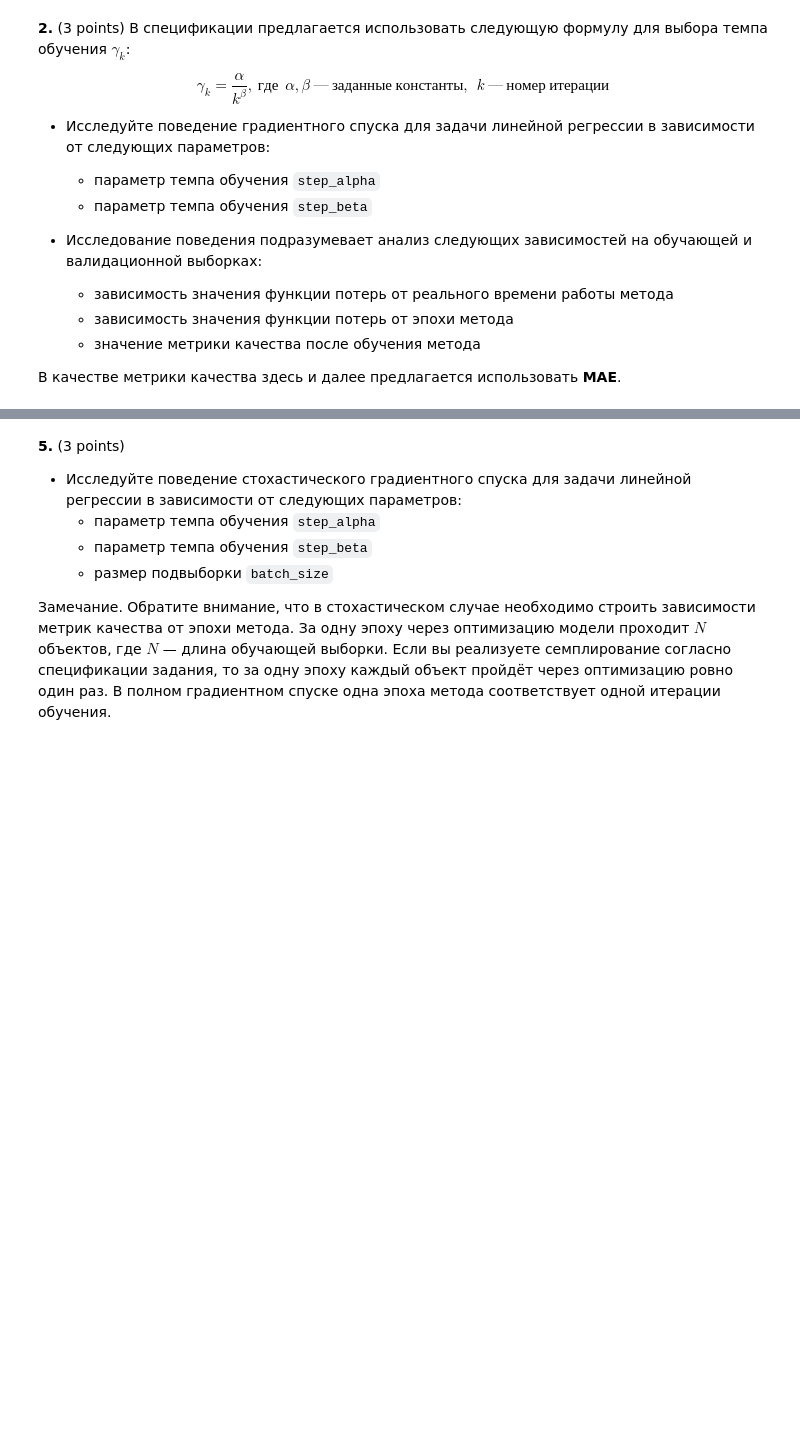
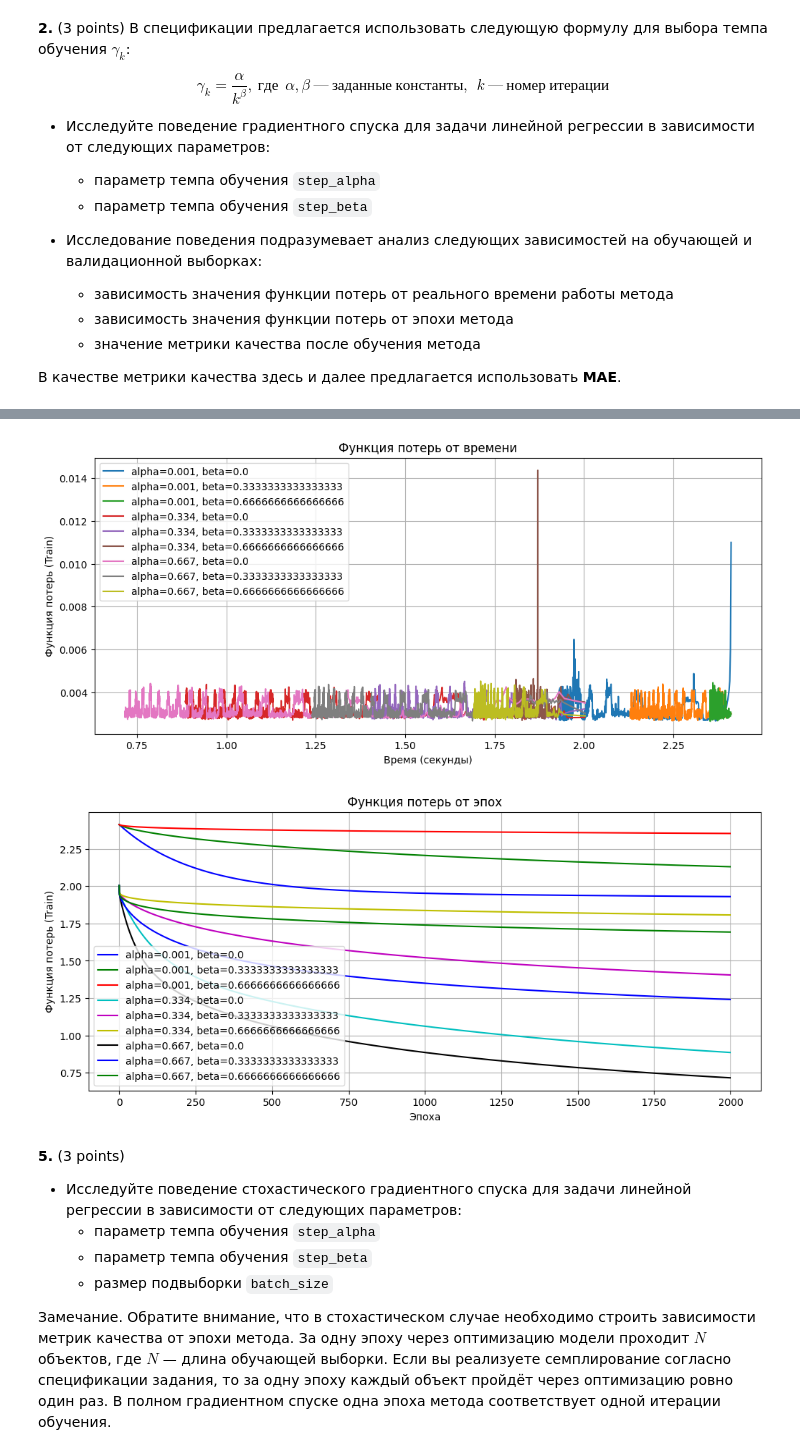
Before and after one commit to VictoryaChelina/ISP_ML1_2025_st, a Jupyter notebook: hw/hw2/ISP_HW2_LinearModel&Metrics.ipynb, the cells around one changed output, grey strips where cells are left out. Drawn from its saved outputs; the diff is of its cells as text; code cells hidden in the pictures; blank space fills up the shorter version.

```diff
--- a/hw/hw2/ISP_HW2_LinearModel&Metrics.ipynb
+++ b/hw/hw2/ISP_HW2_LinearModel&Metrics.ipynb
@@ -146,3 +202,10 @@ X = csr_matrix(hstack([csr_matrix(np.ones((X.shape[0], 1))), X]))``
+# %%
+X_test = vectorizer.transform(X_test)
+X_val = vectorizer.transform(X_val)
+# %%
+X_train = csr_matrix(hstack([csr_matrix(np.ones((X_train.shape[0], 1))), X_train]))
+X_val = csr_matrix(hstack([csr_matrix(np.ones((X_val.shape[0], 1))), X_val]))
+X_test = csr_matrix(hstack([csr_matrix(np.ones((X_test.shape[0], 1))), X_test]))
 # %% [markdown]
 **2.** (3 points) В спецификации предлагается использовать следующую формулу для выбора темпа обучения $\gamma_k$:
 
@@ -163,0 +227,4 @@ from modules.losses import LinearLoss
+# %%
+alphas = np.linspace(0.001, 1, 4)
+betas = np.linspace(0, 1, 4)
+combinations = list(itertools.product(alphas[:-1], betas[:-1]))
@@ -163,0 +255,8 @@ from modules.losses import LinearLoss
+# %%
+from modules.linear_model import LinearModel
+from modules.losses import LinearLoss
+history = {}
+loss_function = LinearLoss(0)
+for a, b in combinations:
+    m = LinearModel(loss_function=loss_function, step_alpha=a, step_beta=b, max_iter=2000)
+    history[(a, b)] = m.fit(X=X_train, y=y_train, X_val=X_val, y_val=y_val, trace=True)
@@ -164,3 +281,33 @@ from modules.losses import LinearLoss
+# %%
+import matplotlib.pyplot as plt
+
+# Цвета для графиков
+colors = ['b', 'g', 'r', 'c', 'm', 'y', 'k']
+
+# График 1: Функция потерь от времени
+plt.figure(figsize=(12, 5))
+for i, ((a, b), h) in enumerate(history.items()):
+    plt.plot(h['func'], h['time'], label=f'alpha={a}, beta={b}', color=colors[i % len(colors)])
+plt.xlabel('Время (секунды)')
+plt.ylabel('Функция потерь (Train)')
+plt.title('Функция потерь от времени')
+plt.legend()
+plt.grid()
+plt.show()
+
+# График 2: Функция потерь от эпох
+plt.figure(figsize=(12, 5))
+for i, ((a, b), h) in enumerate(history.items()):
+    plt.plot(range(len(h['func'])), h['func'], label=f'alpha={a}, beta={b}', color=colors[i % len(colors)])
+plt.xlabel('Эпоха')
+plt.ylabel('Функция потерь (Train)')
+plt.title('Функция потерь от эпох')
+plt.legend()
+plt.grid()
+plt.show()
+# %% [output]
+[figure, added]
+[figure, added]
 # %% [markdown]
 **5.** (3 points)
 - Исследуйте поведение стохастического градиентного спуска для задачи линейной регрессии в зависимости от следующих параметров:
```
Also changed, not shown: parts of 19 cells of this notebook.
